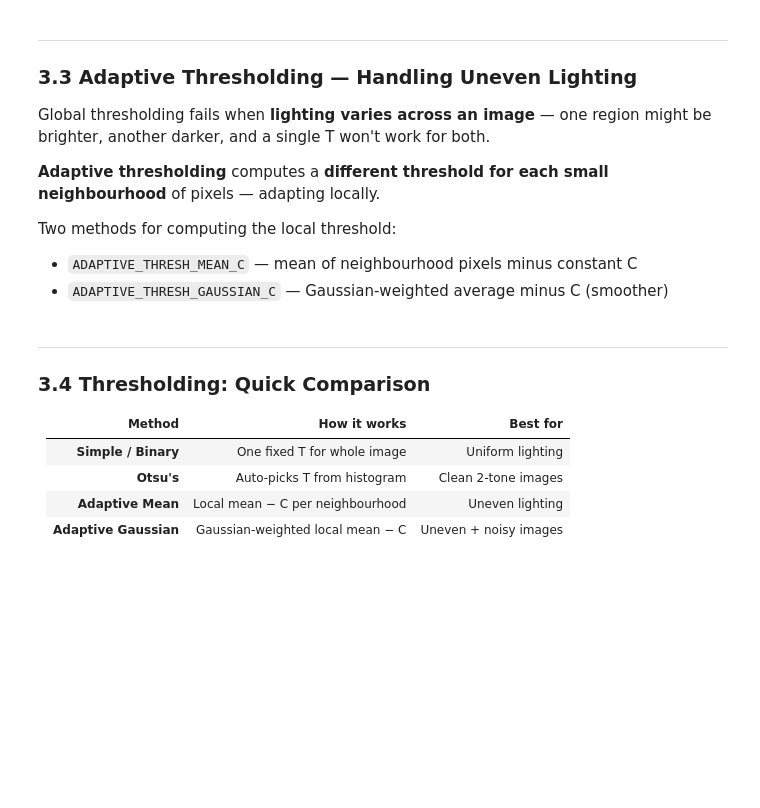
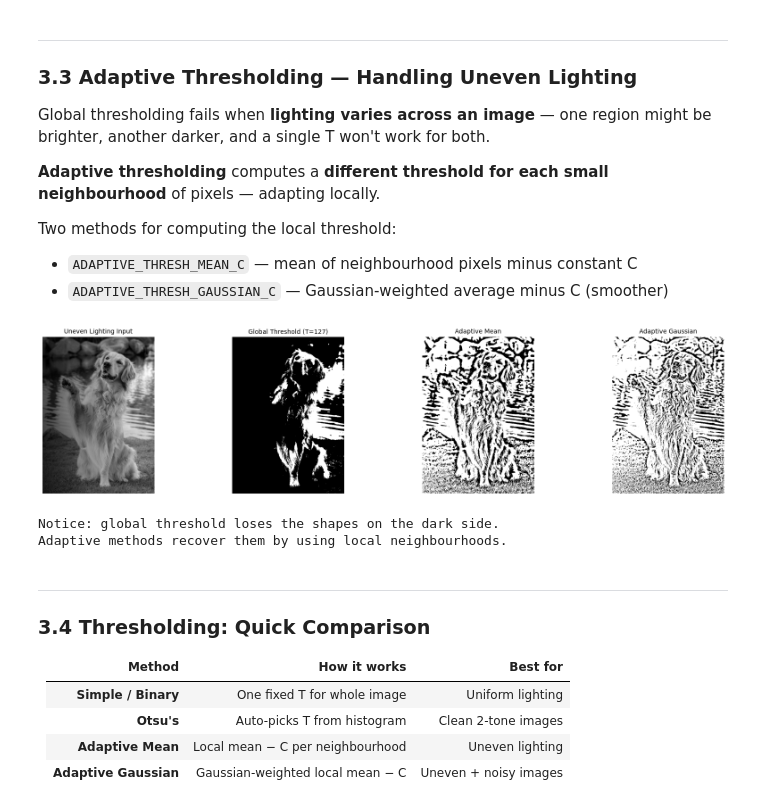
Before and after one commit to ShahZebYousafzai/AI-CV-Lecture, a Jupyter notebook: Session 4/Session_04_OpenCV_Basics_2.ipynb, the cells around one changed output. Drawn from its saved outputs; the diff is of its cells as text; code cells hidden in the pictures; blank space fills up the shorter version.

```diff
--- a/Session 4/Session_04_OpenCV_Basics_2.ipynb
+++ b/Session 4/Session_04_OpenCV_Basics_2.ipynb
@@ -338,39 +387,44 @@ Two methods for computing the local threshold:
 # ── Simulate uneven lighting ──────────────────────────────────────────────────
 # We'll create a gradient overlay on the shapes image to mimic shadows.
 
+h, w = shapes_gray.shape[:2]                                     # Get actual dimensions of shapes_gray
 gradient = np.linspace(0.3, 1.0, w, dtype=np.float32)           # left=darker, right=brighter
 gradient = np.tile(gradient, (h, 1))                             # repeat for every row
 uneven = (shapes_gray.astype(np.float32) * gradient).astype(np.uint8)
 
 # ── Global threshold on the uneven image ─────────────────────────────────────
 _, global_thresh = cv2.threshold(uneven, 127, 255, cv2.THRESH_BINARY)
 
 # ── Adaptive threshold on the uneven image ───────────────────────────────────
 # blockSize: size of local neighbourhood (must be odd)
 # C: constant subtracted from the mean (fine-tune sensitivity)
 adaptive_mean = cv2.adaptiveThreshold(
     uneven, 255,
     cv2.ADAPTIVE_THRESH_MEAN_C,
     cv2.THRESH_BINARY,
     blockSize=31, C=5
 )
 
 adaptive_gauss = cv2.adaptiveThreshold(
     uneven, 255,
     cv2.ADAPTIVE_THRESH_GAUSSIAN_C,
     cv2.THRESH_BINARY,
     blockSize=31, C=5
 )
 
 show_multiple(
     [uneven, global_thresh, adaptive_mean, adaptive_gauss],
     ["Uneven Lighting Input", "Global Threshold (T=127)",
      "Adaptive Mean", "Adaptive Gaussian"],
     cols=4, figsize=(18, 4)
 )
 
 print("Notice: global threshold loses the shapes on the dark side.")
 print("Adaptive methods recover them by using local neighbourhoods.")
+# %% [output]
+[figure, added]
+Notice: global threshold loses the shapes on the dark side.
+Adaptive methods recover them by using local neighbourhoods.
 # %% [markdown]
 ---
 
```
Also changed, not shown: parts of 18 cells of this notebook, 9 other files.
